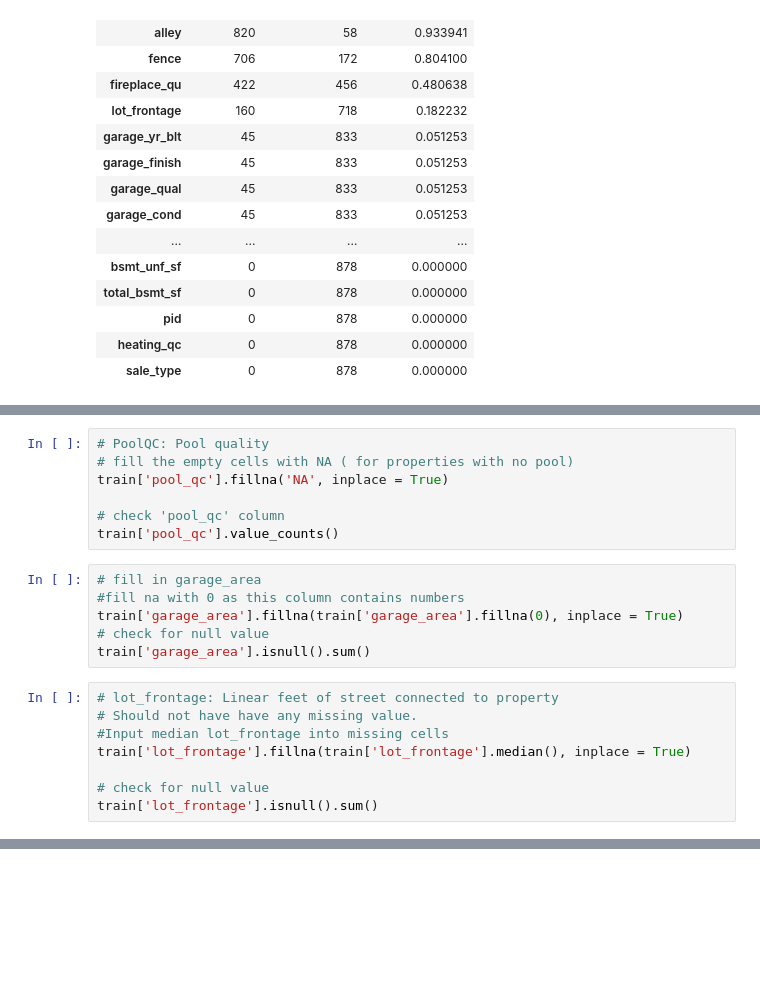
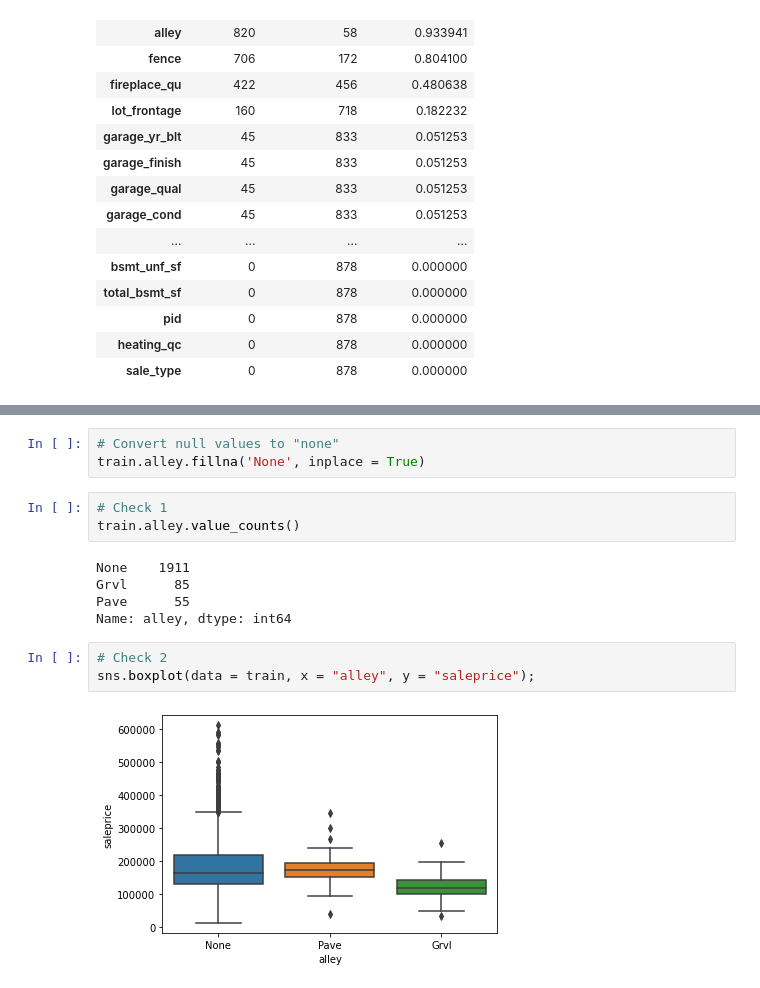
Before and after one commit to ngwtl/DSI-SG-24-projects, a Jupyter notebook: project_2/code/ethan-project-2-code.ipynb, the cells around one changed output, grey strips where cells are left out. Saved outputs shown, nothing was run; the diff lists cells and outputs as text; blank space fills up the shorter version.

```diff
--- a/project_2/code/ethan-project-2-code.ipynb
+++ b/project_2/code/ethan-project-2-code.ipynb
@@ -359,21 +482,0 @@ train['Pool QC'].unique()
-# %%
-# PoolQC: Pool quality
-# fill the empty cells with NA ( for properties with no pool)
-train['pool_qc'].fillna('NA', inplace = True)
-
-# check 'pool_qc' column
-train['pool_qc'].value_counts()
-# %%
-# fill in garage_area
-#fill na with 0 as this column contains numbers
-train['garage_area'].fillna(train['garage_area'].fillna(0), inplace = True)
-# check for null value
-train['garage_area'].isnull().sum()
-# %%
-# lot_frontage: Linear feet of street connected to property
-# Should not have have any missing value.
-#Input median lot_frontage into missing cells
-train['lot_frontage'].fillna(train['lot_frontage'].median(), inplace = True)
-
-# check for null value
-train['lot_frontage'].isnull().sum()
@@ -379,0 +521,16 @@ train['lot_frontage'].isnull().sum()
+# %%
+# Convert null values to "none"
+train.alley.fillna('None', inplace = True)
+# %%
+# Check 1
+train.alley.value_counts()
+# %% [output]
+None    1911
+Grvl      85
+Pave      55
+Name: alley, dtype: int64
+# %%
+# Check 2
+sns.boxplot(data = train, x = "alley", y = "saleprice");
+# %% [output]
+[figure, added]
```
Also changed, not shown: parts of 59 cells of this notebook.
